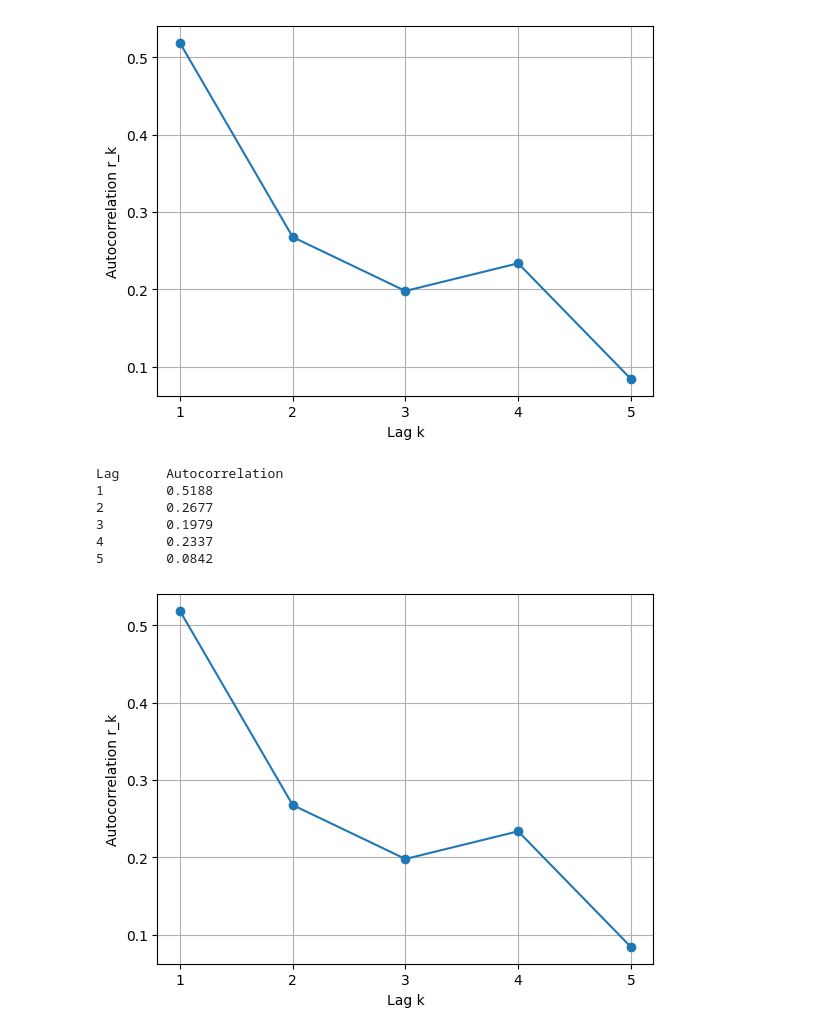
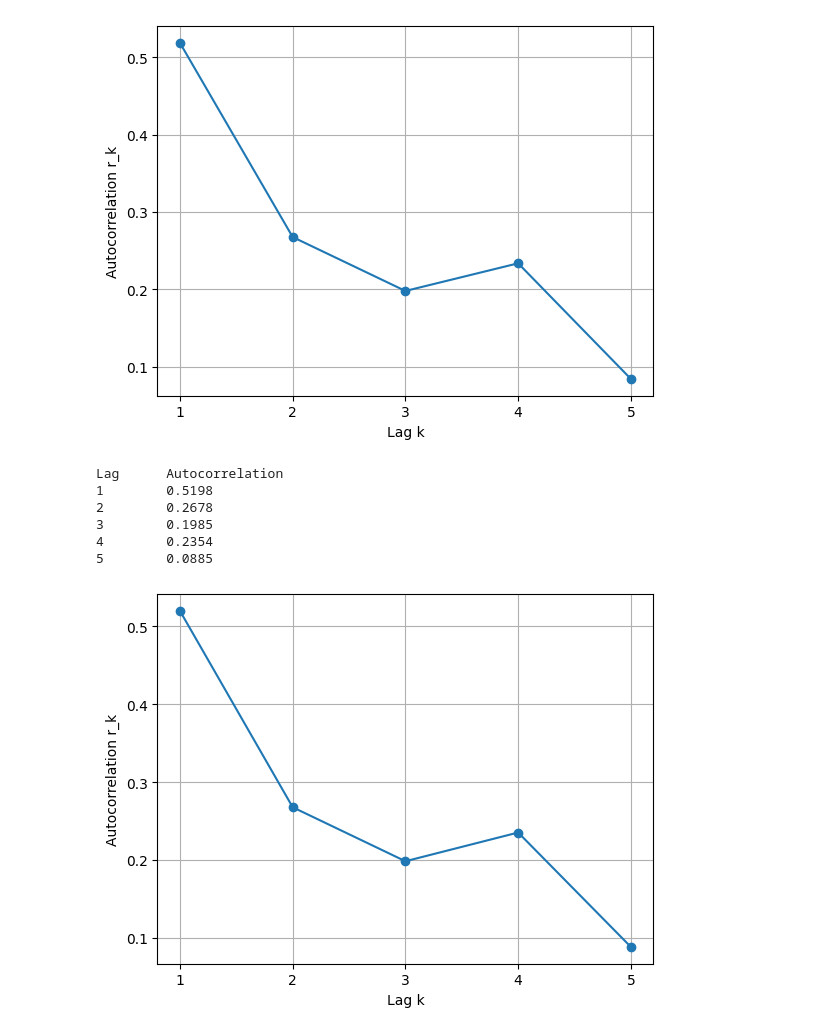
Before and after one commit to costpetrides/Data_Analysis_Atmosphere, a Jupyter notebook: Python_Slicing.ipynb, the cells around one changed output. Saved outputs shown, nothing was run; the diff lists cells and outputs as text; code cells hidden in the pictures.

```diff
--- a/Python_Slicing.ipynb
+++ b/Python_Slicing.ipynb
@@ -387,7 +405,7 @@ r = np.zeros(max_lag)
 for k in range(1, max_lag+1):
 
     x1 = x[:n-k]
-    x2 = x[k:n]
+    x2 = x[k:]
 
     m1 = np.mean(x1)
     m2 = np.mean(x2)
@@ -434,38 +452,37 @@ r = np.zeros(max_lag)
 
 for k in range(1, max_lag+1):
 
     i = np.arange(0, n-k)
-    j = np.arange(k, n)
 
     m1 = np.mean(x[i])
     m2 = np.mean(x[j])
 
     numerator = np.sum((x[i]-m1)*(x[i+k]-m2))
 
     denominator = np.sqrt(
         np.sum((x[i]-m1)**2) *
-        np.sum((x[j]-m2)**2)
+        np.sum((x[i]-m2)**2)
     )
 
     r[k-1] = numerator / denominator
 
 print("Lag      Autocorrelation")
 for k in range(1, max_lag+1):
     print(f"{k}        {r[k-1]:.4f}")
 
 lags = np.arange(1, max_lag+1)
 
 plt.plot(lags, r, 'o-', linewidth=1.5)
 plt.xlabel("Lag k")
 plt.ylabel("Autocorrelation r_k")
 plt.xticks(lags)
 plt.grid()
 plt.show()
 # %% [output]
 Lag      Autocorrelation
-1        0.5188
-2        0.2677
-3        0.1979
-4        0.2337
-5        0.0842
+1        0.5198
+2        0.2678
+3        0.1985
+4        0.2354
+5        0.0885
-[figure, old version]
+[figure, new version]
```
Also changed, not shown: parts of 6 cells of this notebook.
